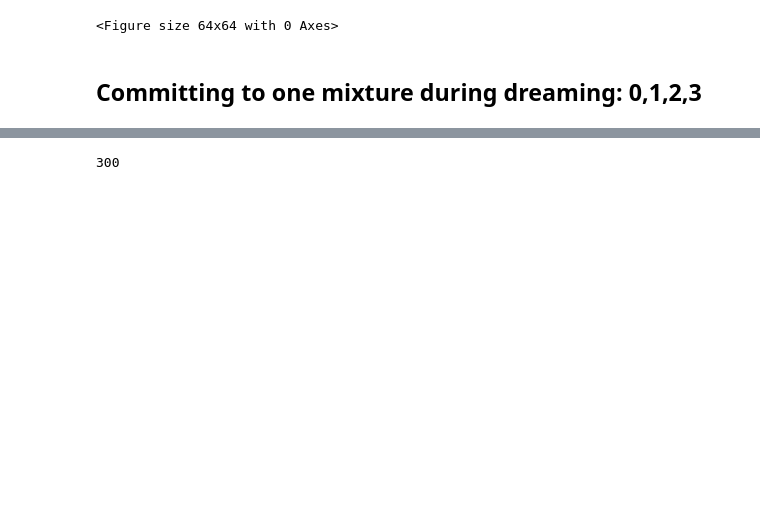
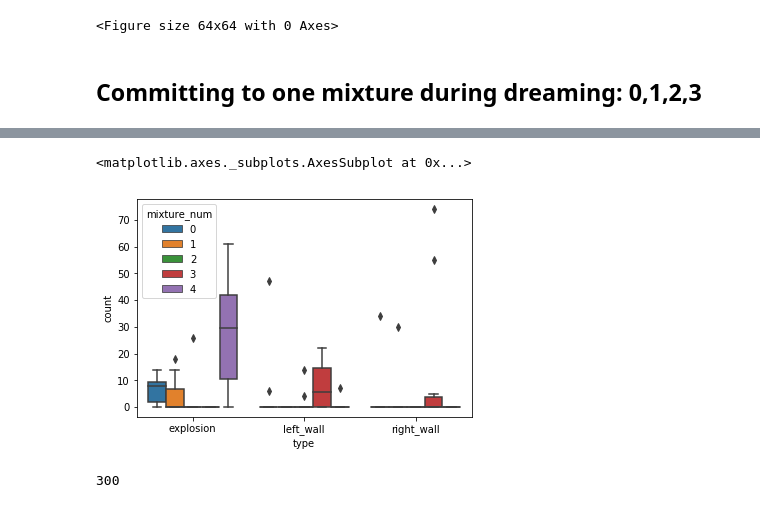
Before and after one commit to kaiolae/WorldModels, a Jupyter notebook: notebooks/Show Trained RNN Dreams.ipynb, the cells around one changed output, grey strips where cells are left out. Cells and saved outputs as stored; diff of their text form; code cells hidden in the pictures; blank space fills up the shorter version.

```diff
--- a/notebooks/Show Trained RNN Dreams.ipynb
+++ b/notebooks/Show Trained RNN Dreams.ipynb
@@ -52,8 +53,9 @@ def plot_movie_mp4(image_array):
     anim = animation.FuncAnimation(fig, animate, frames=len(image_array))
     display(HTML(anim.to_html5_video()))
 # %%
-loading_model_path = "../trained_sequential_rnn_4mixtures_run2/rnn_trained_model.h5"
-rnn_analyzer = analyze_rnn_predictions.RNNAnalyzer(loading_model_path, 4, 1.0, io_scaling = RNN_INPUTS_SCALING_FACTOR)
+loading_model_path = "../nov26_135_mixtures_early_stop_skip3/trained_sequential_rnn_5mixtures_run4/rnn_trained_model.h5"
+NUM_MIXTURES = 5
+rnn_analyzer = analyze_rnn_predictions.RNNAnalyzer(loading_model_path, NUM_MIXTURES, 1.0, io_scaling = RNN_INPUTS_SCALING_FACTOR)
 # %% [output]
 VAE init
 Shape before flattening: (None, 16, 16, 32)
@@ -127,0 +157,23 @@ decode_and_visualize(dreamed_latents, rnn_analyzer)
+# %%
+num_independent_tests = 10
+warm_up_length = 150
+num_dream_timesteps=100
+events_dicts=[]
+for j in range(num_independent_tests):
+    print("Step ", j)
+    #Getting a random conditioning sequence to start the RNN.
+
+    latent_sequence, action_sequence = get_random_starting_sequence(warm_up_length)
+
+    for i in range(NUM_MIXTURES):
+        print(i, " mixtures")
+        rnn_analyzer._reset()
+        rnn_analyzer.warm_up_lstm(action_sequence[:warm_up_length], latent_sequence[:warm_up_length])
+        dreamed_latents = []
+        dreamed_latent, mixture_weights = rnn_analyzer.predict_one_step(generate_random_action(), previous_z=latent_sequence[warm_up_length], sigma_temp=SIGMA_TEMP,force_prediction_from_mixture = i)
+        dreamed_latents.append(dreamed_latent)
+        for dream_step in range(num_dream_timesteps-1):
+            dreamed_latent, mixture_weights = rnn_analyzer.predict_one_step(generate_random_action(), sigma_temp=SIGMA_TEMP, force_prediction_from_mixture = i)
+            dreamed_latents.append(dreamed_latent)
+        events_dict = count_events_in_dream(dreamed_latents,rnn_analyzer,i)
+        events_dicts.extend(events_dict)
@@ -128,3 +198,13 @@ decode_and_visualize(dreamed_latents, rnn_analyzer)
+# %%
+import pandas as pd
+import seaborn as sns
+#print(events_dicts)
+events_frame= pd.DataFrame(events_dicts)
+events_frame = events_frame[events_frame.type != "fireball"]
+sns.boxplot(x="type", y="count", hue="mixture_num", data=events_frame)
+# %% [output]
+<matplotlib.axes._subplots.AxesSubplot at 0x...>
+[figure, added]
 # %%
 #Committed dreaming
 rnn_analyzer._reset()
```
Also changed, not shown: parts of 7 cells of this notebook, 10 other files.
